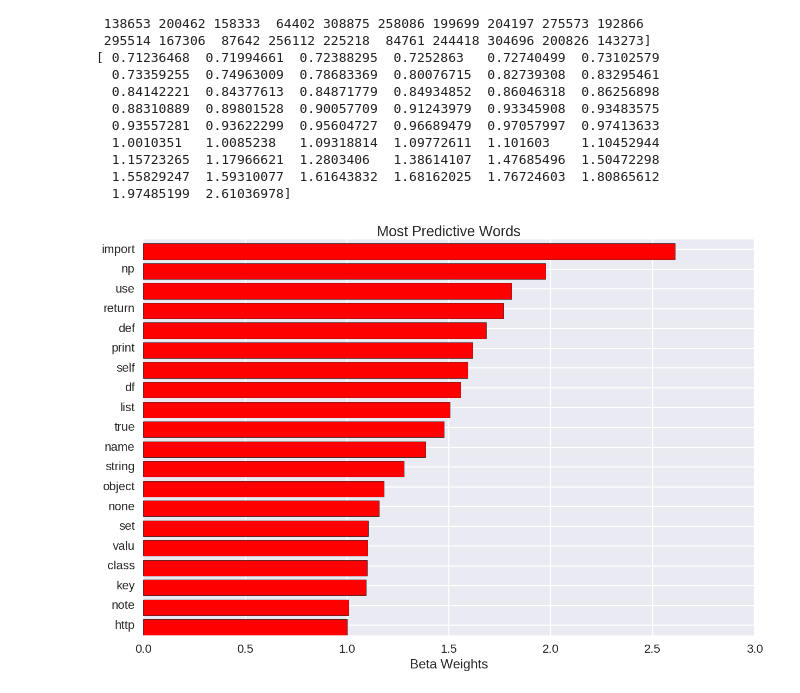
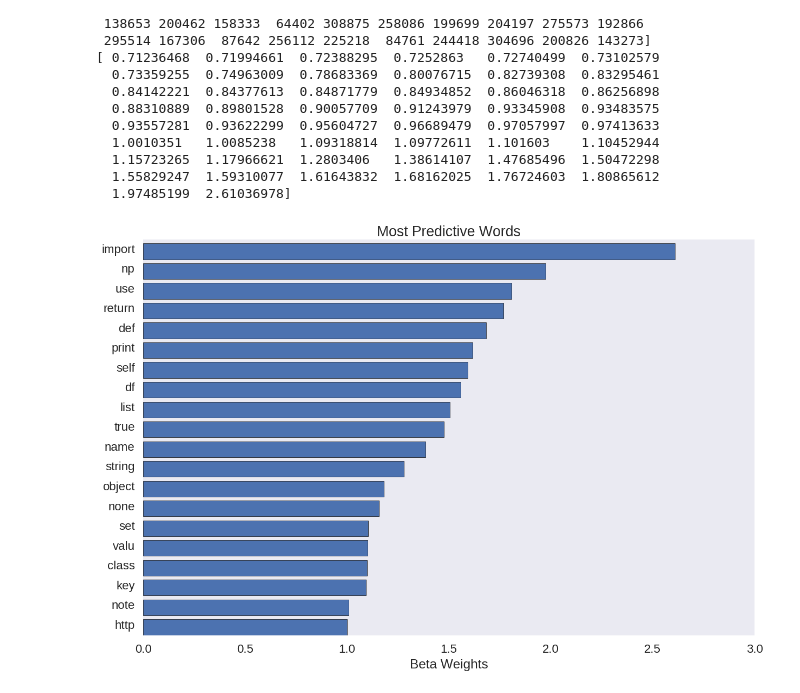
Before and after one commit to dvatterott/stackex_sum, a Jupyter notebook: Modeling/Classifying_Answers.ipynb, the cells around one changed output. Drawn from its saved outputs; the diff is of its cells as text; code cells hidden in the pictures.

```diff
--- a/Modeling/Classifying_Answers.ipynb
+++ b/Modeling/Classifying_Answers.ipynb
@@ -338,28 +340,29 @@ order = np.argsort(abs(np.array(coef_vect)))
 # %%
 import matplotlib.pyplot as plt
 import matplotlib.pyplot as plt
 import seaborn as sns
 sns.set_context("poster")
+sns.set_style("dark")
 
 ind = np.arange(20)  # the x locations for the groups
 
 data = np.array(coef_vect)[order]
 data_label = [word_vect[x] for x in order]
 #data =
 
 fig, ax = plt.subplots()
-rects1 = ax.barh(ind, data[-20:], color='r')
+rects1 = ax.barh(ind, data[-20:])
 
 # add some text for labels, title and axes ticks
 ax.set_xlabel('Beta Weights')
 ax.set_title('Most Predictive Words')
 #ax.set_xticks(ind + width / 2)
 plt.yticks(ind+0.5, data_label[-20:])
 #ax.set_xticklabels(data_label[-20:]);
 plt.tight_layout()
 plt.show()
 # %% [output]
-[figure, old version]
+[figure, new version]
 # %%
 ########## Close Connections ##############
 cur.close()
```
Also changed, not shown: parts of 2 cells of this notebook, 6 other files.
